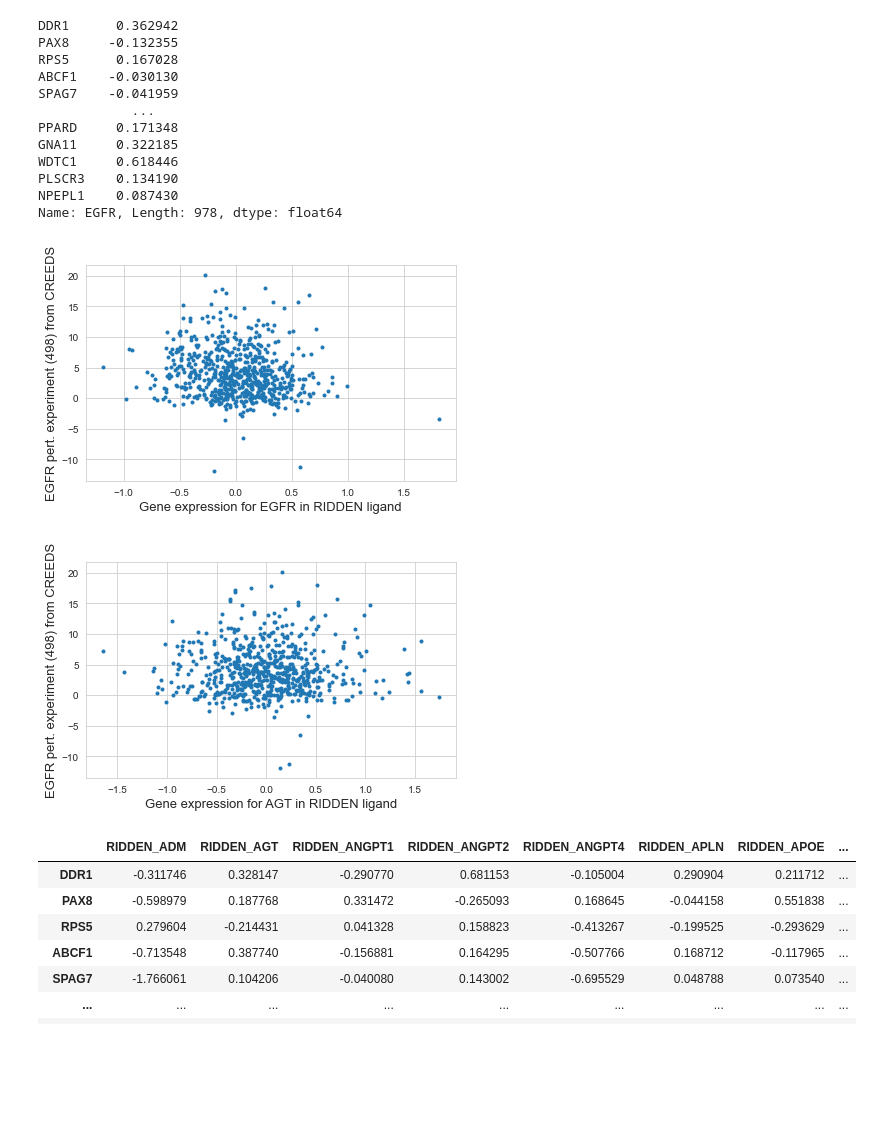
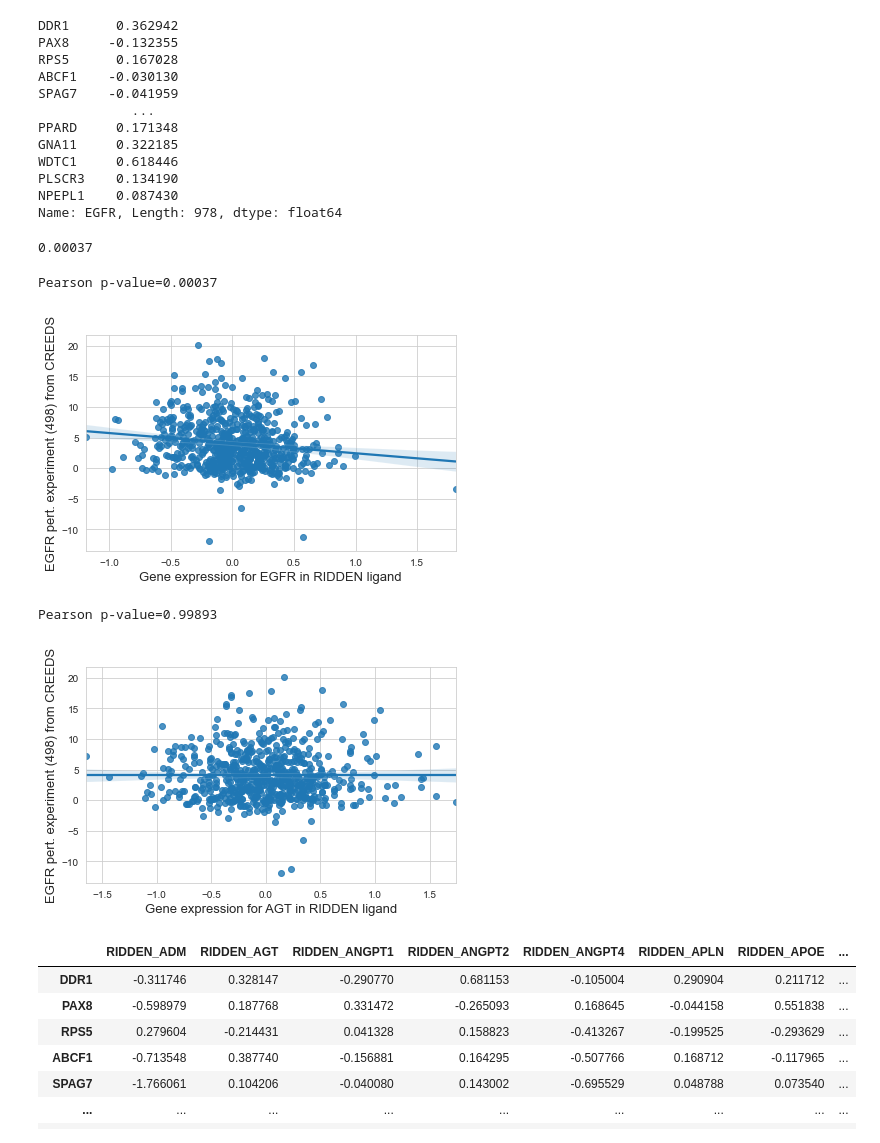
Before and after one commit to Vargeszti/Thesis, a Jupyter notebook: code/correlation_and_mwu.ipynb, the cells around one changed output. Saved outputs shown, nothing was run; the diff lists cells and outputs as text; code cells hidden in the pictures; blank space fills up the shorter version.

```diff
--- a/code/correlation_and_mwu.ipynb
+++ b/code/correlation_and_mwu.ipynb
@@ -159,3 +160,8 @@ WDTC1     0.618446
 PLSCR3    0.134190
 NPEPL1    0.087430
 Name: EGFR, Length: 978, dtype: float64
+# %%
+#(['ROC AUC=' + str(AUC(fpr, tpr))[:4]])
+pearsonr(RIDDEN_lig_common['EGFR'].values,drug_perturb_common['498'].values)[1].round(decimals=5)
+# %% [output]
+0.00037
@@ -162,21 +171,28 @@ Name: EGFR, Length: 978, dtype: float64
 # %%
-plt.plot(RIDDEN_lig_common['EGFR'].values, drug_perturb_common['498'].values, '.' )
+#plt.plot(RIDDEN_lig_common['EGFR'].values, drug_perturb_common['498'].values, '.' )
 #plt.title('Correlation of the 2 genes', size=15)
+sns.regplot(RIDDEN_lig_common['EGFR'].values,drug_perturb_common['498'].values)
+print('Pearson p-value='+ str(pearsonr(RIDDEN_lig_common['EGFR'].values,drug_perturb_common['498'].values)[1].round(decimals=5)))
 plt.xlabel('Gene expression for EGFR in RIDDEN ligand', size=13)
 plt.ylabel('EGFR pert. experiment (498) from CREEDS', size=13)
+ax.text(-1,20, a, fontsize=15)
 plt.tight_layout()
 plt.savefig('../pictures/corr1')
 # %% [output]
+Pearson p-value=0.00037
-[figure, old version]
+[figure, new version]
 # %%
-plt.plot(RIDDEN_lig_common['AGT'].values, drug_perturb_common['498'].values, '.' )
+#plt.plot(RIDDEN_lig_common['AGT'].values, drug_perturb_common['498'].values, '.' )
 #plt.title('Correlation of the 2 genes', size=15)
+sns.regplot(RIDDEN_lig_common['AGT'].values,drug_perturb_common['498'].values)
+print('Pearson p-value='+ str(pearsonr(RIDDEN_lig_common['AGT'].values,drug_perturb_common['498'].values)[1].round(decimals=5)))
 plt.xlabel('Gene expression for AGT in RIDDEN ligand', size=13)
 plt.ylabel('EGFR pert. experiment (498) from CREEDS', size=13)
 plt.tight_layout()
 plt.savefig('../pictures/corr2')
 # %% [output]
+Pearson p-value=0.99893
-[figure, old version]
+[figure, new version]
 # %%
 RIDDEN_lig
 # %% [output]
```
Also changed, not shown: parts of 2 cells of this notebook, 1 other file.
